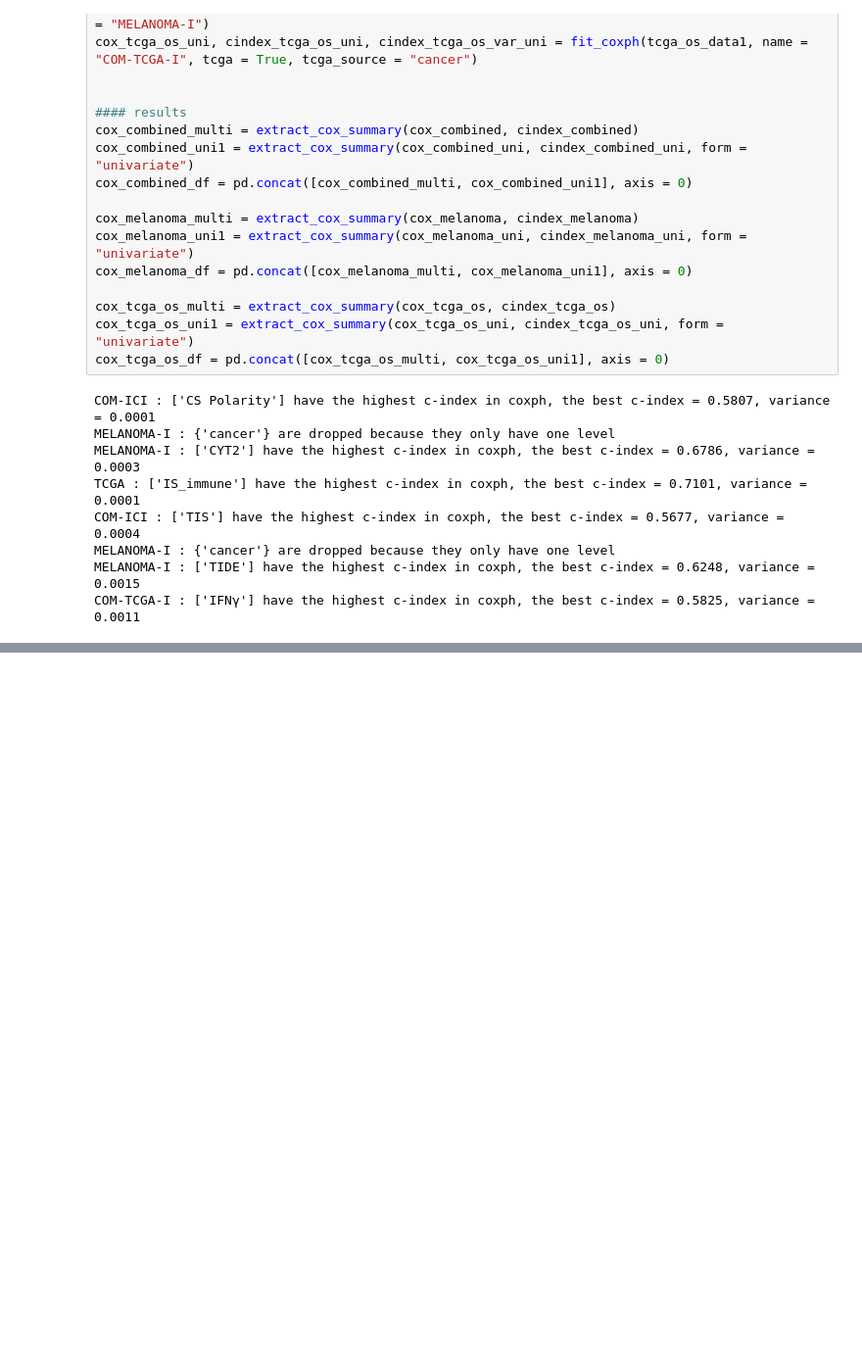
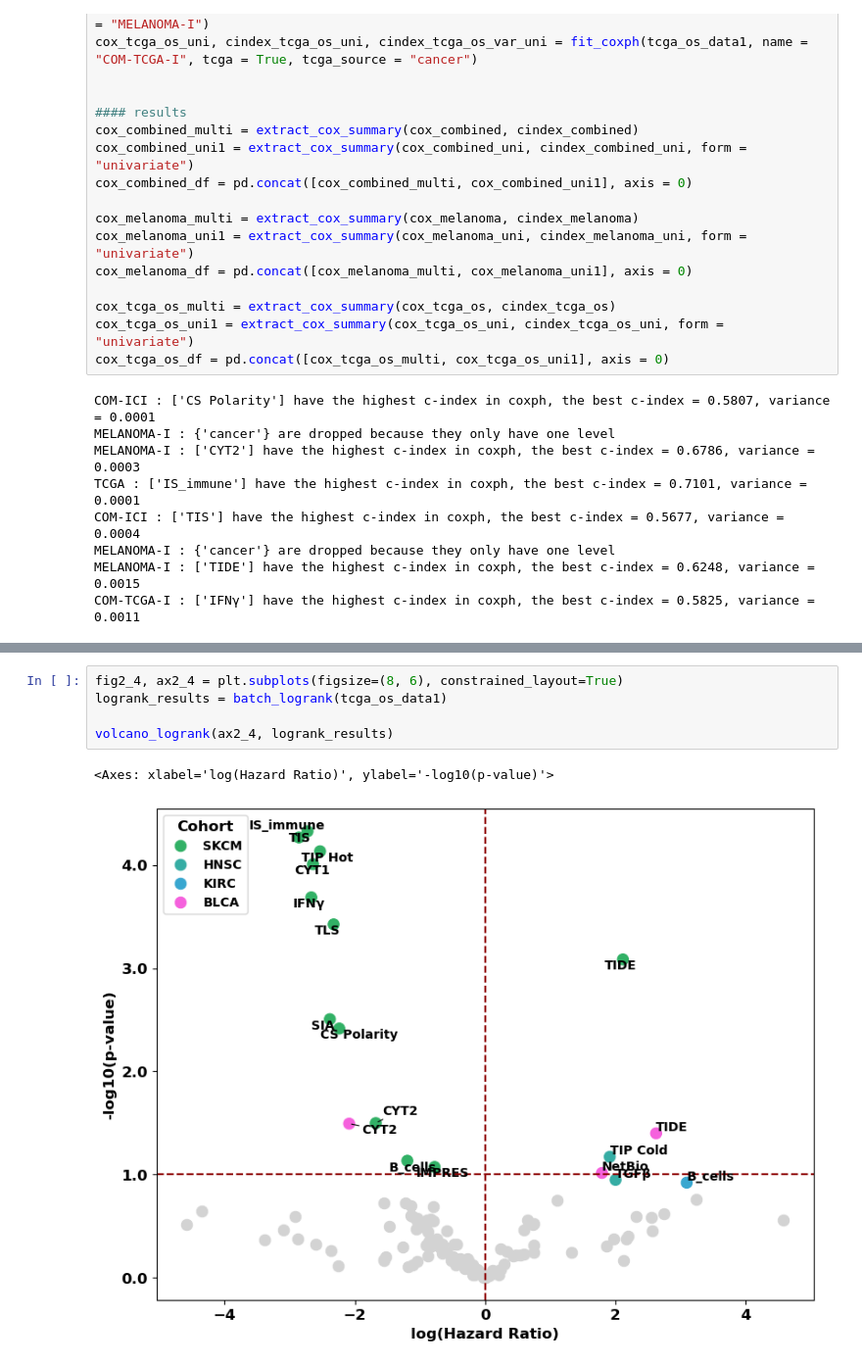
Before and after one commit to qiluzhou/TMEscore_review, a Jupyter notebook: codes.ipynb, the cells around one changed output, grey strips where cells are left out. Shown at 98% size. Cells and saved outputs as stored; diff of their text form; blank space fills up the shorter version.

```diff
--- a/codes.ipynb
+++ b/codes.ipynb
@@ -1308,0 +1441,8 @@ batch_plot(ax1_2[1], tcga_os_combat, tcga_os_clin['batch'], name = "TCGA After",
+# %%
+fig2_4, ax2_4 = plt.subplots(figsize=(8, 6), constrained_layout=True)
+logrank_results = batch_logrank(tcga_os_data1)
+
+volcano_logrank(ax2_4, logrank_results)
+# %% [output]
+<Axes: xlabel='log(Hazard Ratio)', ylabel='-log10(p-value)'>
+[figure, added]
```
Also changed, not shown: parts of 95 cells of this notebook.
